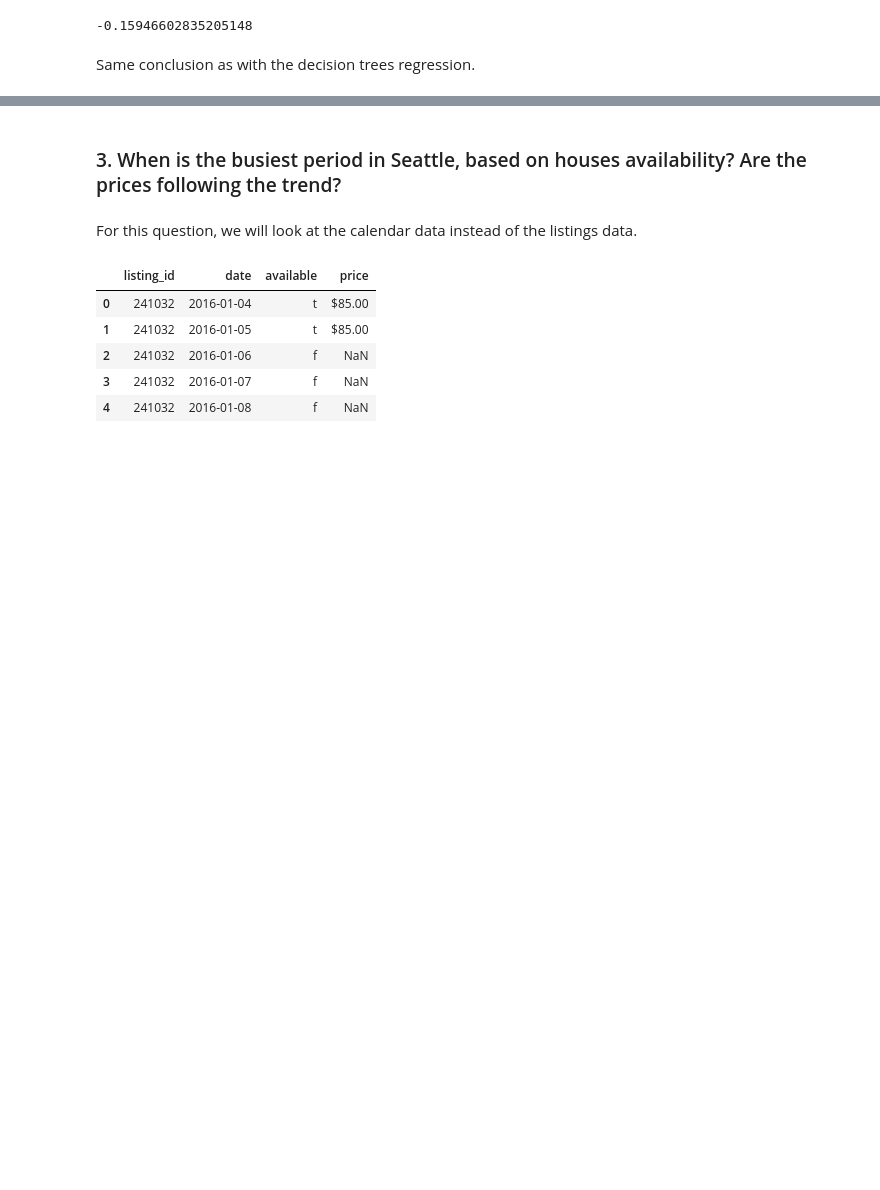
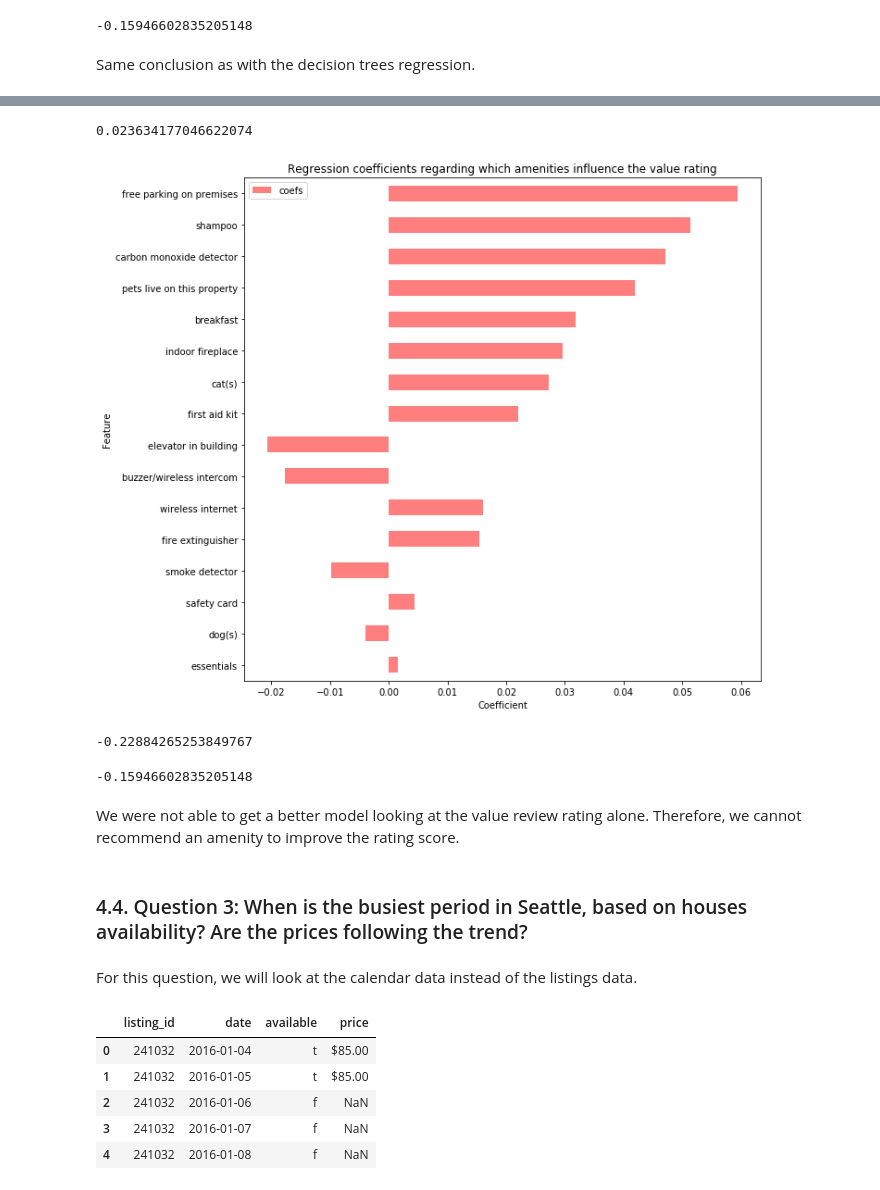
Before and after one commit to Robinhohocepied/airbnb-seattle-data, a Jupyter notebook: AirBnB+Seattle+Data.ipynb, the cells around one changed output, grey strips where cells are left out. Saved outputs shown, nothing was run; the diff lists cells and outputs as text; code cells hidden in the pictures; blank space fills up the shorter version.

Commit message:
added part 2 of question 2

```diff
--- a/AirBnB+Seattle+Data.ipynb
+++ b/AirBnB+Seattle+Data.ipynb
@@ -885,0 +900,9 @@ Same conclusion as with the decision trees regression.
+# %%
+# Get the dataset
+value_ratings_amenities = pd.concat([listings_clean['review_scores_value'], amenity_df.drop("",axis=1)], axis=1)
+
+# Remove rows with no value rating
+value_ratings_amenities = value_ratings_amenities.dropna(subset=['review_scores_value'], how='any')
+
+# Let's look at the top 10 variables the most correlated with the ratings
+correlation_feature(value_ratings_amenities,'review_scores_value').head(10)
@@ -886,5 +921,34 @@ Same conclusion as with the decision trees regression.
+# %%
+# Let's run the linear regression
+q2_test_score_v, q2_train_score_v, coefs_df_q2_v = get_linear_regression_score(value_ratings_amenities
+                                                                         , 'review_scores_value', 0.30, 42, 0.05)
+q2_test_score_v
+# %% [output]
+0.023634177046622074
+# %%
+# Let's visualize the linear regression coefficients
+plot_coefs(coefs_df_q2_v, (10, 10), "Regression coefficients regarding which amenities influence the value rating"
+           , 'Coefficient', 'Feature')
+# %% [output]
+[figure, added]
+# %%
+# Let's try the decision tree regressor
+q2_test_score_dt_v, q2_train_score_dt_v = get_trees_regression_score(DecisionTreeRegressor(), value_ratings_amenities
+                                                                 , 'review_scores_value', 0.30, 42, 0.05)
+q2_test_score_dt_v
+# %% [output]
+-0.22884265253849767
+# %%
+# Let's try the random forest regressor
+q1_test_score_dt_v, q1_train_score_dt_v = get_trees_regression_score(RandomForestRegressor(), value_ratings_amenities
+                                                                     , 'review_scores_value', 0.30, 42, 0.05)
+q1_test_score_dt
+# %% [output]
+-0.15946602835205148
+# %% [markdown]
+We were not able to get a better model looking at the value review rating alone. Therefore, we cannot recommend an amenity to improve the rating score.
 # %% [markdown]
-### 3. When is the busiest period in Seattle, based on houses availability? Are the prices following the trend?
+### 4.4. Question 3: When is the busiest period in Seattle, based on houses availability? Are the prices following the trend?
 # %% [markdown]
 For this question, we will look at the calendar data instead of the listings data.
 # %%
```
Also changed, not shown: parts of 12 cells of this notebook.
